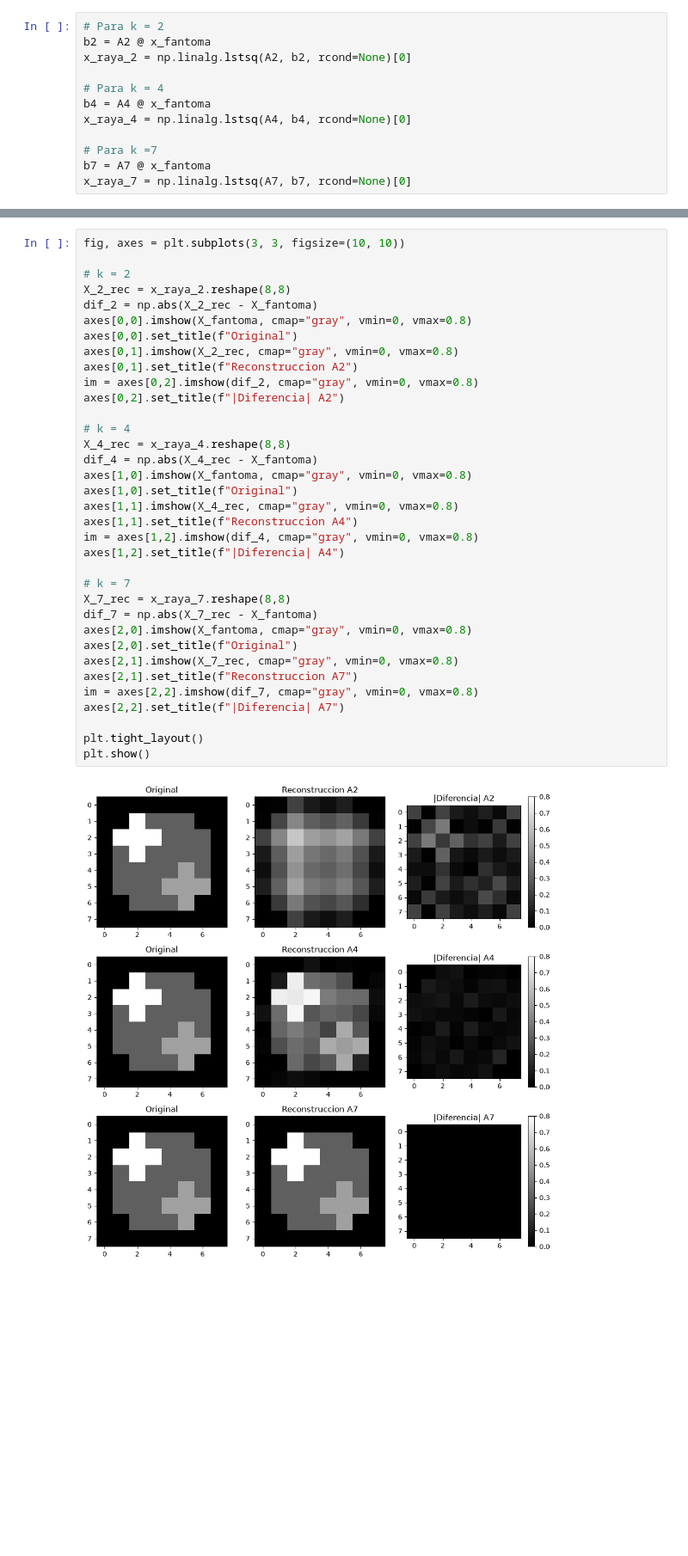
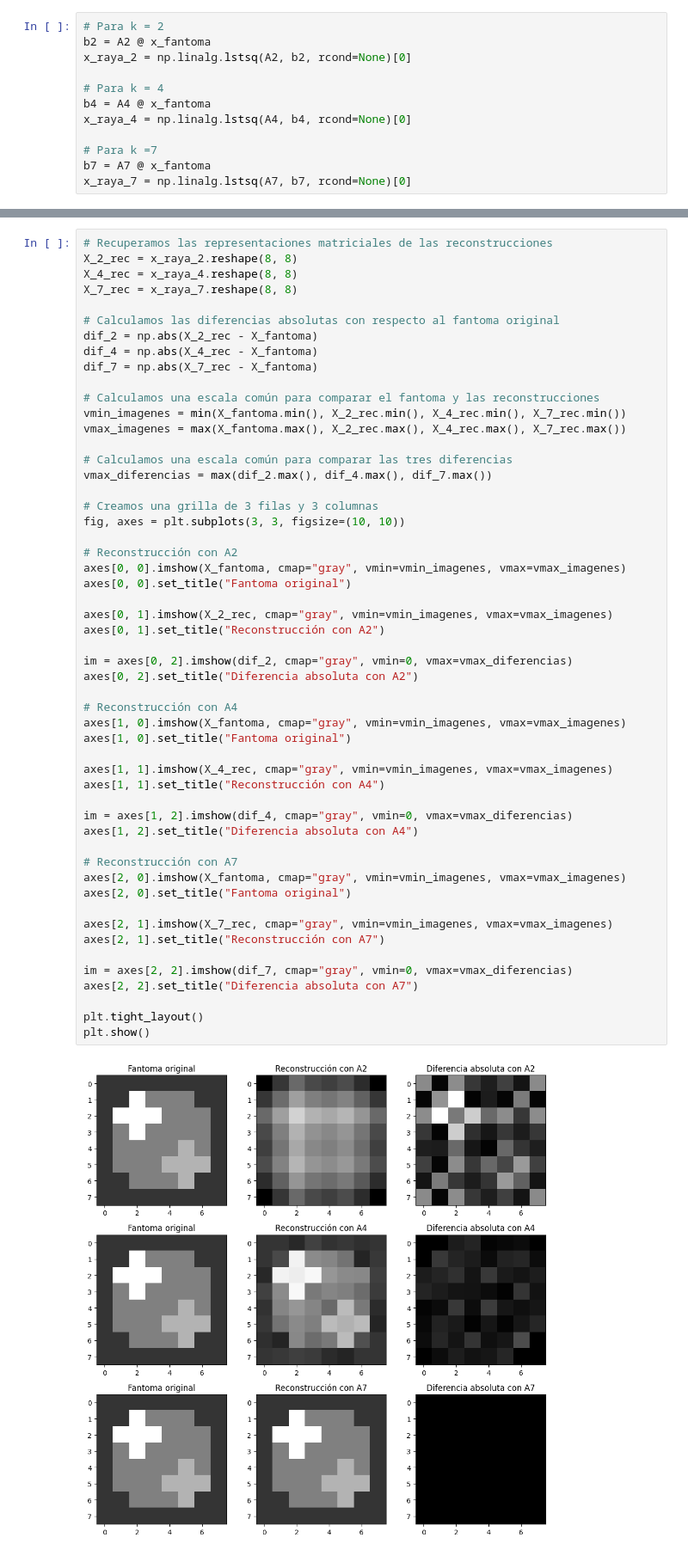
Before and after one commit to bfelia/TP_Metodos_Computacionales, a Jupyter notebook: ejercicio_5.ipynb, the cells around one changed output, grey strips where cells are left out. Shown at 86% size. Cells and saved outputs as stored; diff of their text form; blank space fills up the shorter version.

```diff
--- a/ejercicio_5.ipynb
+++ b/ejercicio_5.ipynb
@@ -121,38 +135,56 @@ A7       64       1.30e-14           0.0000
 # %%
+# Recuperamos las representaciones matriciales de las reconstrucciones
+X_2_rec = x_raya_2.reshape(8, 8)
+X_4_rec = x_raya_4.reshape(8, 8)
+X_7_rec = x_raya_7.reshape(8, 8)
+
+# Calculamos las diferencias absolutas con respecto al fantoma original
+dif_2 = np.abs(X_2_rec - X_fantoma)
+dif_4 = np.abs(X_4_rec - X_fantoma)
+dif_7 = np.abs(X_7_rec - X_fantoma)
+
+# Calculamos una escala común para comparar el fantoma y las reconstrucciones
+vmin_imagenes = min(X_fantoma.min(), X_2_rec.min(), X_4_rec.min(), X_7_rec.min())
+vmax_imagenes = max(X_fantoma.max(), X_2_rec.max(), X_4_rec.max(), X_7_rec.max())
+
+# Calculamos una escala común para comparar las tres diferencias
+vmax_diferencias = max(dif_2.max(), dif_4.max(), dif_7.max())
+
+# Creamos una grilla de 3 filas y 3 columnas
 fig, axes = plt.subplots(3, 3, figsize=(10, 10))
 
-# k = 2
-X_2_rec = x_raya_2.reshape(8,8)
-dif_2 = np.abs(X_2_rec - X_fantoma)
-axes[0,0].imshow(X_fantoma, cmap="gray", vmin=0, vmax=0.8)
-axes[0,0].set_title(f"Original")
-axes[0,1].imshow(X_2_rec, cmap="gray", vmin=0, vmax=0.8)
-axes[0,1].set_title(f"Reconstruccion A2")
-im = axes[0,2].imshow(dif_2, cmap="gray", vmin=0, vmax=0.8)
-axes[0,2].set_title(f"|Diferencia| A2")
+# Reconstrucción con A2
+axes[0, 0].imshow(X_fantoma, cmap="gray", vmin=vmin_imagenes, vmax=vmax_imagenes)
+axes[0, 0].set_title("Fantoma original")
 
-# k = 4
-X_4_rec = x_raya_4.reshape(8,8)
-dif_4 = np.abs(X_4_rec - X_fantoma)
-axes[1,0].imshow(X_fantoma, cmap="gray", vmin=0, vmax=0.8)
-axes[1,0].set_title(f"Original")
-axes[1,1].imshow(X_4_rec, cmap="gray", vmin=0, vmax=0.8)
-axes[1,1].set_title(f"Reconstruccion A4")
-im = axes[1,2].imshow(dif_4, cmap="gray", vmin=0, vmax=0.8)
-axes[1,2].set_title(f"|Diferencia| A4")
+axes[0, 1].imshow(X_2_rec, cmap="gray", vmin=vmin_imagenes, vmax=vmax_imagenes)
+axes[0, 1].set_title("Reconstrucción con A2")
 
-# k = 7
-X_7_rec = x_raya_7.reshape(8,8)
-dif_7 = np.abs(X_7_rec - X_fantoma)
-axes[2,0].imshow(X_fantoma, cmap="gray", vmin=0, vmax=0.8)
-axes[2,0].set_title(f"Original")
-axes[2,1].imshow(X_7_rec, cmap="gray", vmin=0, vmax=0.8)
-axes[2,1].set_title(f"Reconstruccion A7")
-im = axes[2,2].imshow(dif_7, cmap="gray", vmin=0, vmax=0.8)
-axes[2,2].set_title(f"|Diferencia| A7")
+im = axes[0, 2].imshow(dif_2, cmap="gray", vmin=0, vmax=vmax_diferencias)
+axes[0, 2].set_title("Diferencia absoluta con A2")
+
+# Reconstrucción con A4
+axes[1, 0].imshow(X_fantoma, cmap="gray", vmin=vmin_imagenes, vmax=vmax_imagenes)
+axes[1, 0].set_title("Fantoma original")
+
+axes[1, 1].imshow(X_4_rec, cmap="gray", vmin=vmin_imagenes, vmax=vmax_imagenes)
+axes[1, 1].set_title("Reconstrucción con A4")
+
+im = axes[1, 2].imshow(dif_4, cmap="gray", vmin=0, vmax=vmax_diferencias)
+axes[1, 2].set_title("Diferencia absoluta con A4")
+
+# Reconstrucción con A7
+axes[2, 0].imshow(X_fantoma, cmap="gray", vmin=vmin_imagenes, vmax=vmax_imagenes)
+axes[2, 0].set_title("Fantoma original")
+
+axes[2, 1].imshow(X_7_rec, cmap="gray", vmin=vmin_imagenes, vmax=vmax_imagenes)
+axes[2, 1].set_title("Reconstrucción con A7")
+
+im = axes[2, 2].imshow(dif_7, cmap="gray", vmin=0, vmax=vmax_diferencias)
+axes[2, 2].set_title("Diferencia absoluta con A7")
 
 plt.tight_layout()
 plt.show()
 # %% [output]
-[figure, old version]
+[figure, new version]
 # %% [markdown]
```
Also changed, not shown: parts of 8 cells of this notebook.
